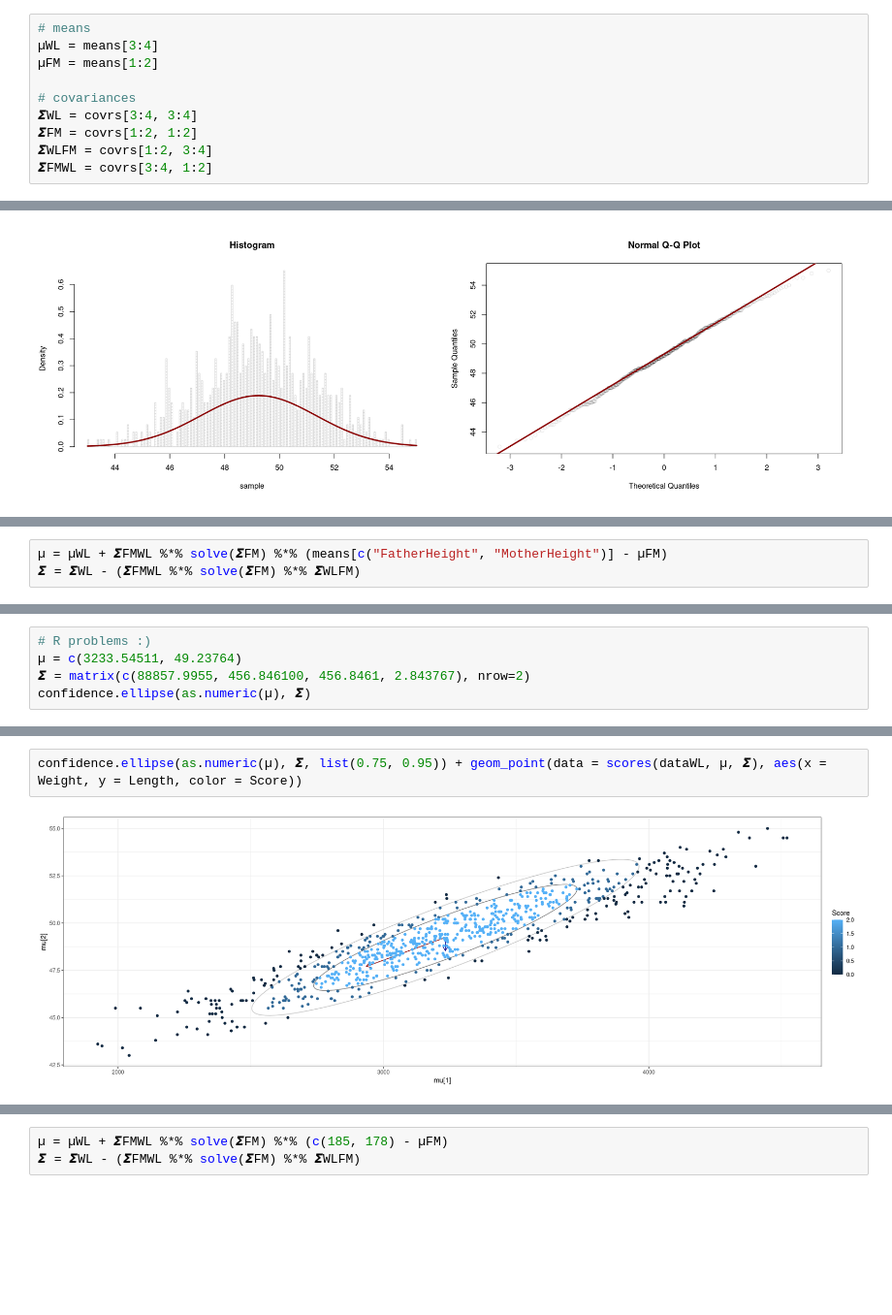
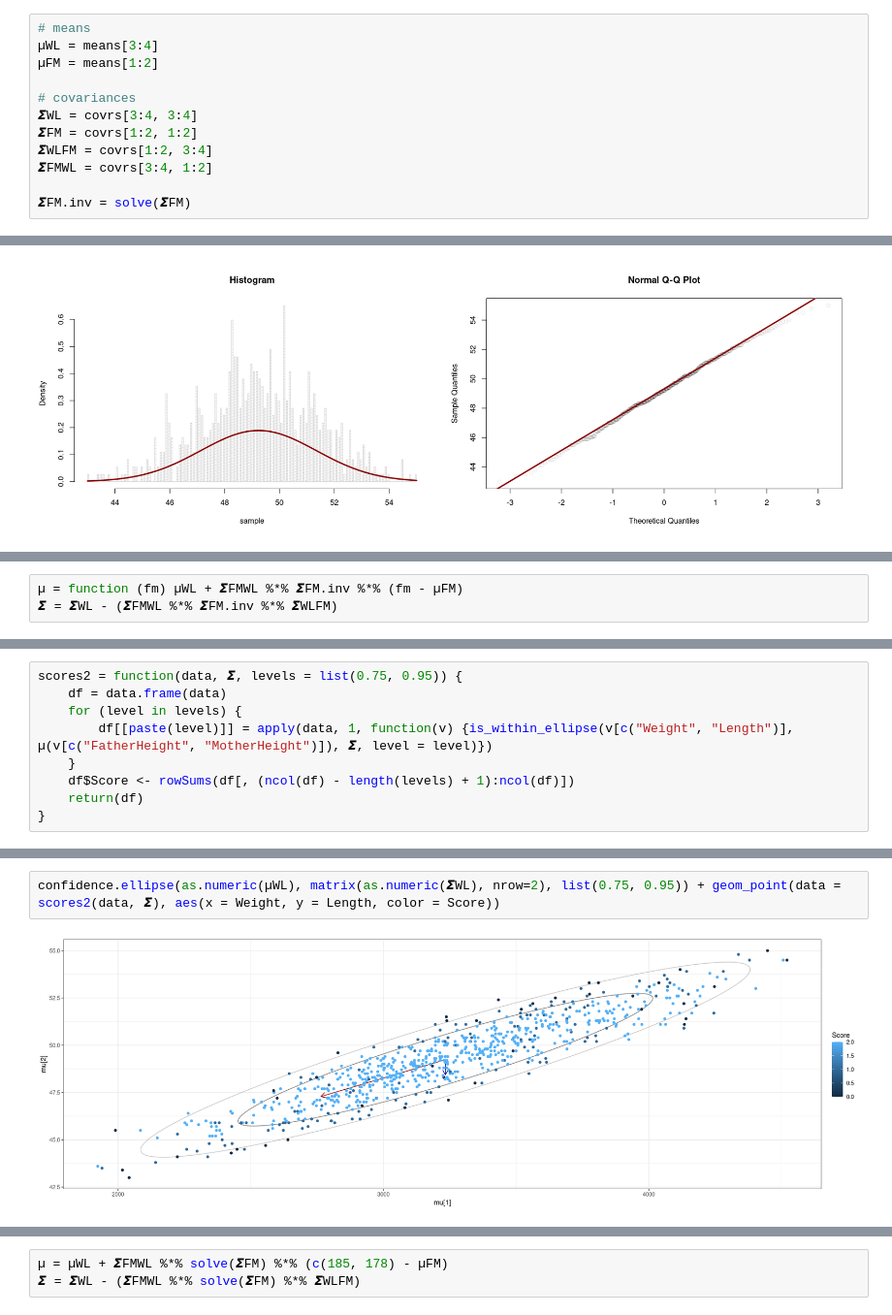
Before and after one commit to ventus550/university, a Jupyter notebook: statistical-learning/lab1/report.ipynb, the cells around one changed output, grey strips where cells are left out. Shown at 97% size. Cells and saved outputs as stored; diff of their text form; blank space fills up the shorter version.

```diff
--- a/statistical-learning/lab1/report.ipynb
+++ b/statistical-learning/lab1/report.ipynb
@@ -298,4 +300,6 @@ A matrix: 4 × 4 of type dbl
 𝞢FM = covrs[1:2, 1:2]
 𝞢WLFM = covrs[1:2, 3:4]
 𝞢FMWL = covrs[3:4, 1:2]
+
+𝞢FM.inv = solve(𝞢FM)
 # %% [markdown]
@@ -324,3 +329,3 @@ distribution and compare it with the original unconditional covariance.
 # %%
-µ = µWL + 𝞢FMWL %*% solve(𝞢FM) %*% (means[c("FatherHeight", "MotherHeight")] - µFM)
-𝞢 = 𝞢WL - (𝞢FMWL %*% solve(𝞢FM) %*% 𝞢WLFM)
+µ = function (fm) µWL + 𝞢FMWL %*% 𝞢FM.inv %*% (fm - µFM)
+𝞢 = 𝞢WL - (𝞢FMWL %*% 𝞢FM.inv %*% 𝞢WLFM)
@@ -346,5 +344,0 @@ How the ellipsoids based on the conditional distribution will look like?
-# %%
-# R problems :)
-µ = c(3233.54511, 49.23764)
-𝞢 = matrix(c(88857.9955, 456.846100, 456.8461, 2.843767), nrow=2)
-confidence.ellipse(as.numeric(µ), 𝞢)
@@ -371,0 +351,9 @@ table(scores(dataWL, µ, 𝞢)$Score) / length(data$Length)
+# %%
+scores2 = function(data, 𝞢, levels = list(0.75, 0.95)) {
+	df = data.frame(data)
+	for (level in levels) {
+		df[[paste(level)]] = apply(data, 1, function(v) {is_within_ellipse(v[c("Weight", "Length")], µ(v[c("FatherHeight", "MotherHeight")]), 𝞢, level = level)})
+	}
+	df$Score <- rowSums(df[, (ncol(df) - length(levels) + 1):ncol(df)])
+	return(df)
+}
@@ -372,4 +391,4 @@ table(scores(dataWL, µ, 𝞢)$Score) / length(data$Length)
 # %%
-confidence.ellipse(as.numeric(µ), 𝞢, list(0.75, 0.95)) + geom_point(data = scores(dataWL, µ, 𝞢), aes(x = Weight, y = Length, color = Score))
+confidence.ellipse(as.numeric(µWL), matrix(as.numeric(𝞢WL), nrow=2), list(0.75, 0.95)) + geom_point(data = scores2(data, 𝞢), aes(x = Weight, y = Length, color = Score))
 # %% [output]
-[figure, old version]
+[figure, new version]
```
Also changed, not shown: parts of 33 cells of this notebook.
